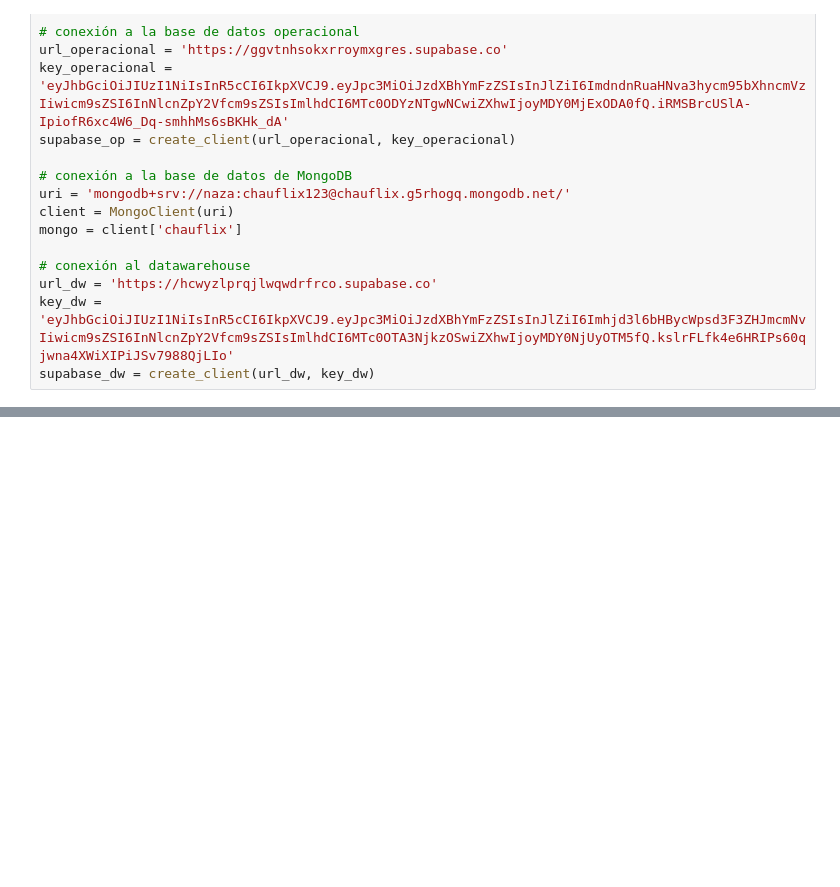
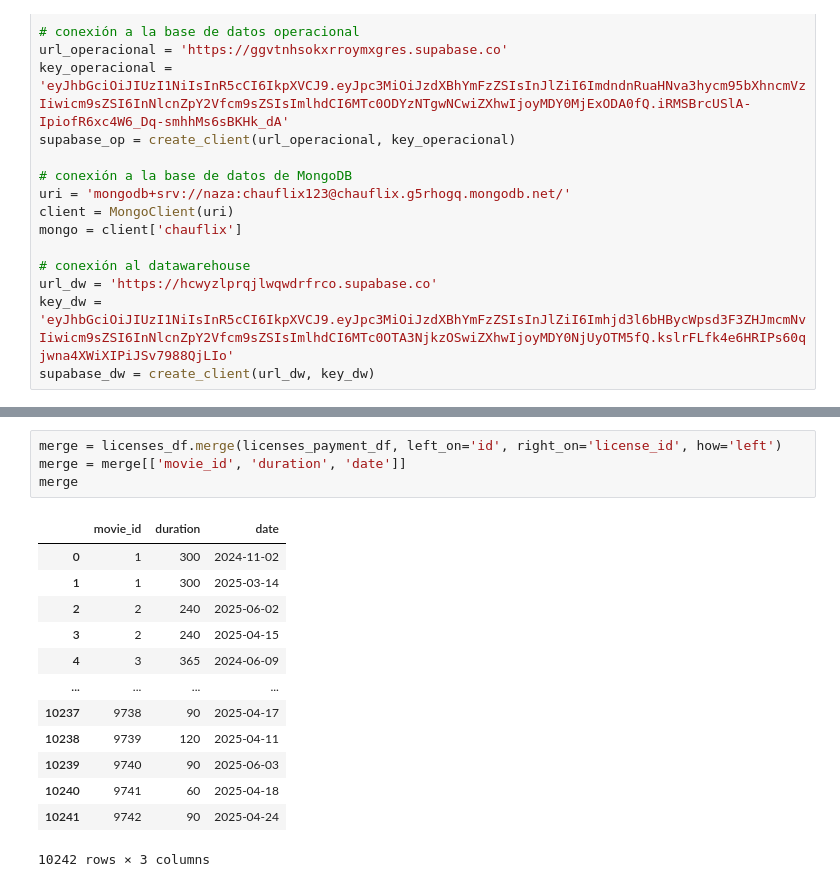
Before and after one commit to nazarenomm/Chauflix, a Jupyter notebook: etl_nueva_pelicula.ipynb, the cells around one changed output, grey strips where cells are left out. Cells and saved outputs as stored; diff of their text form; blank space fills up the shorter version.

```diff
--- a/etl_nueva_pelicula.ipynb
+++ b/etl_nueva_pelicula.ipynb
@@ -64,0 +410,18 @@ pelicula = mongo['peliculas'].find_one({'id': 1})  # Cambia el ID según la pel
+# %%
+merge = licenses_df.merge(licenses_payment_df, left_on='id', right_on='license_id', how='left')
+merge = merge[['movie_id', 'duration', 'date']]
+merge
+# %% [output]
+|  | movie_id | duration | date |
+| 0 | 1 | 300 | 2024-11-02 |
+| 1 | 1 | 300 | 2025-03-14 |
+| 2 | 2 | 240 | 2025-06-02 |
+| 3 | 2 | 240 | 2025-04-15 |
+| 4 | 3 | 365 | 2024-06-09 |
+| ... | ... | ... | ... |
+| 10237 | 9738 | 90 | 2025-04-17 |
+| 10238 | 9739 | 120 | 2025-04-11 |
+| 10239 | 9740 | 90 | 2025-06-03 |
+| 10240 | 9741 | 60 | 2025-04-18 |
+| 10241 | 9742 | 90 | 2025-04-24 |
+10242 rows × 3 columns
```
Also changed, not shown: parts of 12 cells of this notebook.
